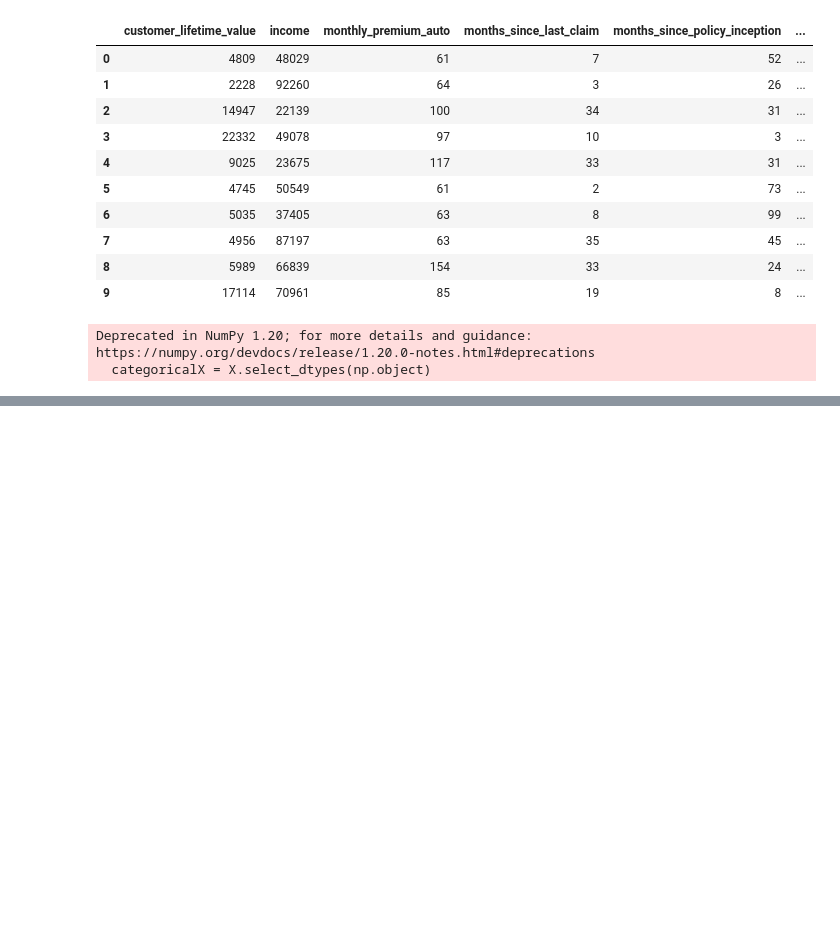
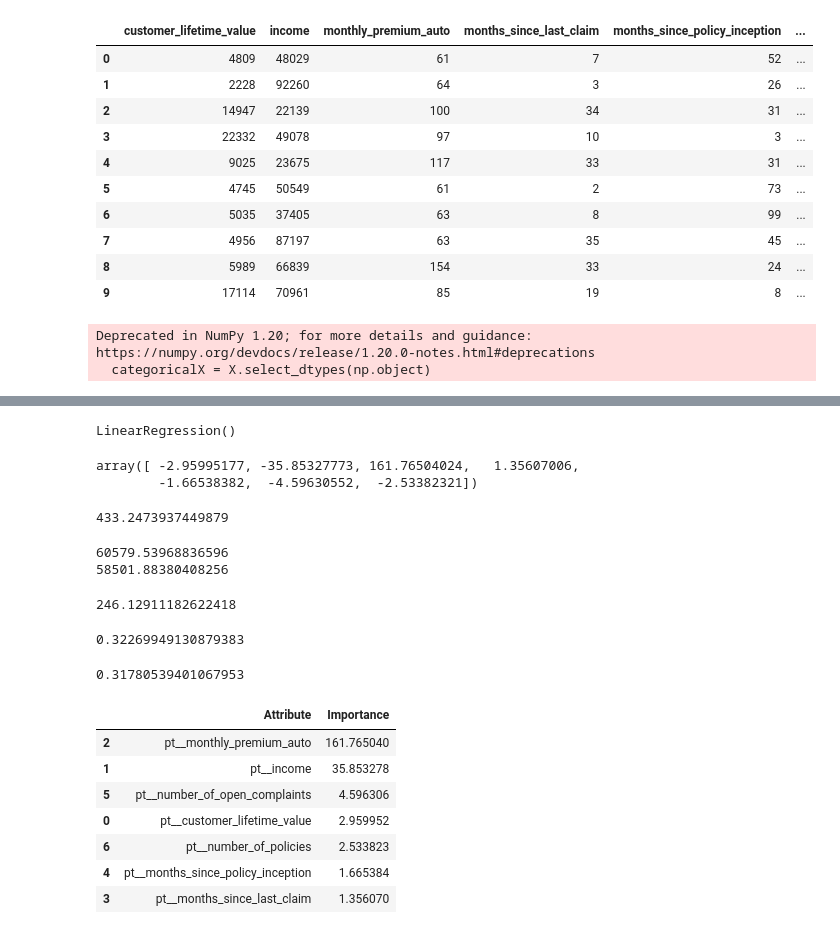
Before and after one commit to trikyxl/Ironhack_labs_henrik, a Jupyter notebook: Data_Customer_analyisis/Week4Tuesday.ipynb, the cells around one changed output, grey strips where cells are left out. Cells and saved outputs as stored; diff of their text form; code cells hidden in the pictures; blank space fills up the shorter version.

```diff
--- a/Data_Customer_analyisis/Week4Tuesday.ipynb
+++ b/Data_Customer_analyisis/Week4Tuesday.ipynb
@@ -132,4 +145,17 @@ Covariance Type:            nonrobust
 Notes:
 [1] Standard Errors assume that the covariance matrix of the errors is correctly specified.
 # %%
-#model interpretation
+#scikit learn
+model=LinearRegression()    # model
+model.fit(X_train_ct, y_train)   # model train
+# %% [output]
+LinearRegression()
+# %%
+model.coef_
+# %% [output]
+array([ -2.95995177, -35.85327773, 161.76504024,   1.35607006,
+        -1.66538382,  -4.59630552,  -2.53382321])
+# %%
+model.intercept_
+# %% [output]
+433.2473937449879
@@ -135,0 +174,11 @@ Notes:
+# %%
+print(mse(y_test,y_pred))
+print(mse(y_train,y_pred_train))
+# %% [output]
+60579.53968836596
+58501.88380408256
+# %%
+rmse = np.sqrt(mse(y_test,y_pred))
+print(rmse)
+# %% [output]
+246.12911182622418
@@ -135,0 +187,28 @@ Notes:
+# %%
+R2=r2_score(y_test,y_pred)
+R2
+# %% [output]
+0.32269949130879383
+# %%
+R2_test=model.score(X_test_ct,y_test)
+R2_train=model.score(X_train_ct,y_train)
+Adj_R2= 1 - (1-R2)*(len(y_test)-1)/(len(y_test)-X_test.shape[1]-1)
+Adj_R2
+# %% [output]
+0.31780539401067953
+# %%
+features_importances = pd.DataFrame(data={
+    'Attribute': X_train.columns,
+    'Importance': abs(model.coef_.reshape(len(X_train.columns),))
+})
+features_importances = features_importances.sort_values(by='Importance', ascending=False)
+features_importances
+# %% [output]
+|  | Attribute | Importance |
+| 2 | pt__monthly_premium_auto | 161.765040 |
+| 1 | pt__income | 35.853278 |
+| 5 | pt__number_of_open_complaints | 4.596306 |
+| 0 | pt__customer_lifetime_value | 2.959952 |
+| 6 | pt__number_of_policies | 2.533823 |
+| 4 | pt__months_since_policy_inception | 1.665384 |
+| 3 | pt__months_since_last_claim | 1.356070 |
```
Also changed, not shown: parts of 7 cells of this notebook, 4 other files.
